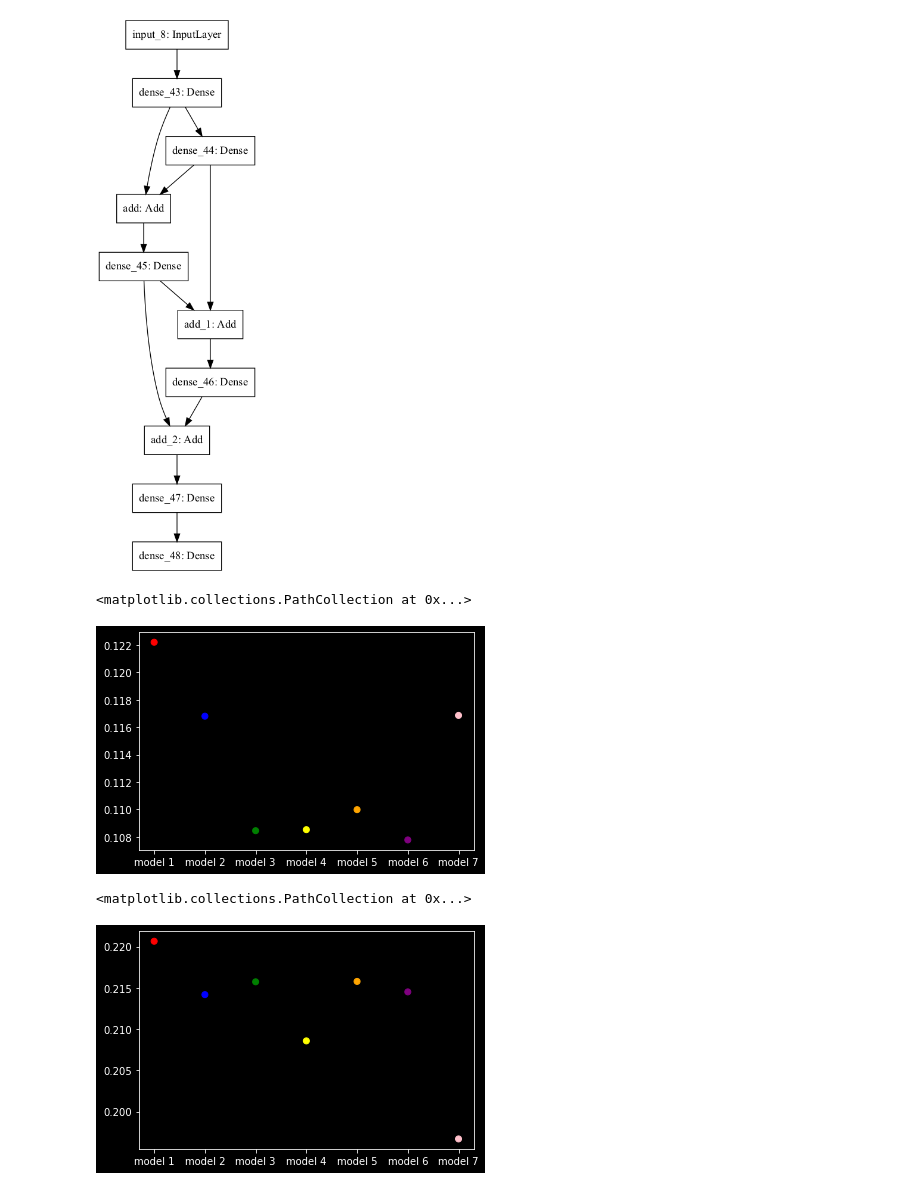
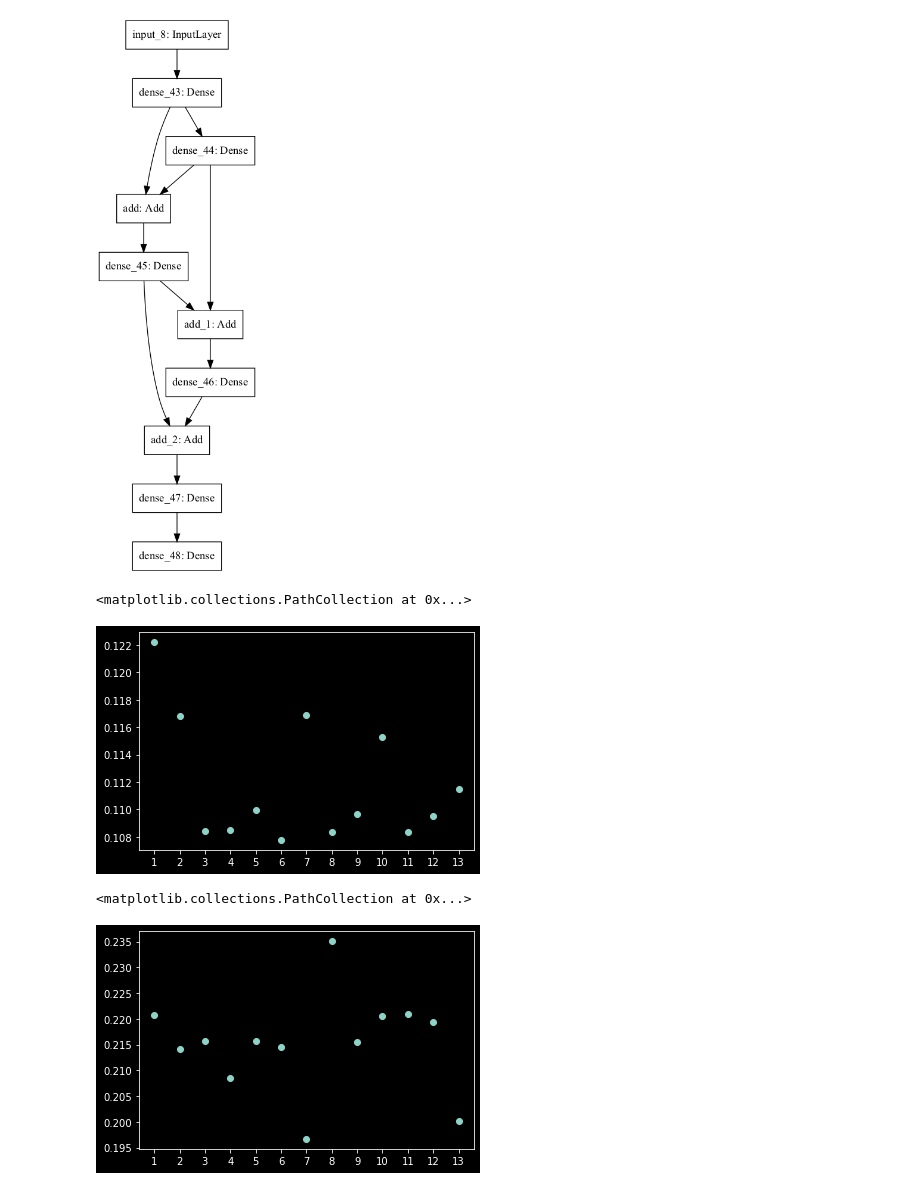
Before and after one commit to Chaudry24/kaust22, a Jupyter notebook: plotting.ipynb, the cells around one changed output. Saved outputs shown, nothing was run; the diff lists cells and outputs as text; code cells hidden in the pictures.

Commit message:
visualize results and save preds as csv

```diff
--- a/plotting.ipynb
+++ b/plotting.ipynb
@@ -59,42 +59,80 @@ with open("./results/val_m6d1.npy", mode="rb") as file:
 with open("./results/val_m7d1.npy", mode="rb") as file:
     m7d1_e = np.load(file)
 
+with open("./results/val_m8d1.npy", mode="rb") as file:
+    m8d1_e = np.load(file)
+
+with open("./results/val_m9d1.npy", mode="rb") as file:
+    m9d1_e = np.load(file)
+
+with open("./results/val_m10d1.npy", mode="rb") as file:
+    m10d1_e = np.load(file)
+
+with open("./results/val_m11d1.npy", mode="rb") as file:
+    m11d1_e = np.load(file)
+
+with open("./results/val_m12d1.npy", mode="rb") as file:
+    m12d1_e = np.load(file)
+
+with open("./results/val_m13d1.npy", mode="rb") as file:
+    m13d1_e = np.load(file)
+
 # plot root mean squared errors [2nd index in the array]
-plt.scatter(x=["model 1", "model 2", "model 3", "model 4", "model 5", "model 6", "model 7"],
-            y=[m1d1_e[1], m2d1_e[1], m3d1_e[1], m4d1_e[1], m5d1_e[1], m6d1_e[1], m7d1_e[1]],
-            c=["red", "blue", "green","yellow", "orange", "purple", "pink"])
+plt.scatter(x=["1", "2", "3", "4", "5", "6", "7",
+              "8", "9", "10", "11", "12", "13"],
+            y=[m1d1_e[1], m2d1_e[1], m3d1_e[1], m4d1_e[1], m5d1_e[1], m6d1_e[1], m7d1_e[1],
+              m8d1_e[1], m9d1_e[1], m10d1_e[1], m11d1_e[1], m12d1_e[1], m13d1_e[1]])
 # %% [output]
 <matplotlib.collections.PathCollection at 0x...>
-[figure, old version]
+[figure, new version]
 # %%
 # ------------- DATA 1 ------------- #
 
 # open my model evaluation values
 with open("./results/val_m1d2.npy", mode="rb") as file:
     m1d2_e = np.load(file)
 
 with open("./results/val_m2d2.npy", mode="rb") as file:
     m2d2_e = np.load(file)
 
 with open("./results/val_m3d2.npy", mode="rb") as file:
     m3d2_e = np.load(file)
 
 with open("./results/val_m4d2.npy", mode="rb") as file:
     m4d2_e = np.load(file)
 
 with open("./results/val_m5d2.npy", mode="rb") as file:
     m5d2_e = np.load(file)
 
 with open("./results/val_m6d2.npy", mode="rb") as file:
     m6d2_e = np.load(file)
 
 with open("./results/val_m7d2.npy", mode="rb") as file:
     m7d2_e = np.load(file)
 
+with open("./results/val_m8d2.npy", mode="rb") as file:
+    m8d2_e = np.load(file)
+
+with open("./results/val_m9d2.npy", mode="rb") as file:
+    m9d2_e = np.load(file)
+
+with open("./results/val_m10d2.npy", mode="rb") as file:
+    m10d2_e = np.load(file)
+
+with open("./results/val_m11d2.npy", mode="rb") as file:
+    m11d2_e = np.load(file)
+
+with open("./results/val_m12d2.npy", mode="rb") as file:
+    m12d2_e = np.load(file)
+
+with open("./results/val_m13d2.npy", mode="rb") as file:
+    m13d2_e = np.load(file)
+
 # plot root mean squared errors [2nd index in the array]
-plt.scatter(x=["model 1", "model 2", "model 3", "model 4", "model 5", "model 6", "model 7"],
-            y=[m1d2_e[1], m2d2_e[1], m3d2_e[1], m4d2_e[1], m5d2_e[1], m6d2_e[1], m7d2_e[1]],
-            c=["red", "blue", "green","yellow", "orange", "purple", "pink"])
+plt.scatter(x=["1", "2", "3", "4", "5", "6", "7",
+              "8", "9", "10", "11", "12", "13"],
+            y=[m1d2_e[1], m2d2_e[1], m3d2_e[1], m4d2_e[1], m5d2_e[1], m6d2_e[1], m7d2_e[1],
+              m8d2_e[1], m9d2_e[1], m10d2_e[1], m11d2_e[1], m12d2_e[1], m13d2_e[1]])
 # %% [output]
 <matplotlib.collections.PathCollection at 0x...>
-[figure, old version]
+[figure, new version]
```
Also changed, not shown: parts of 4 cells of this notebook.
